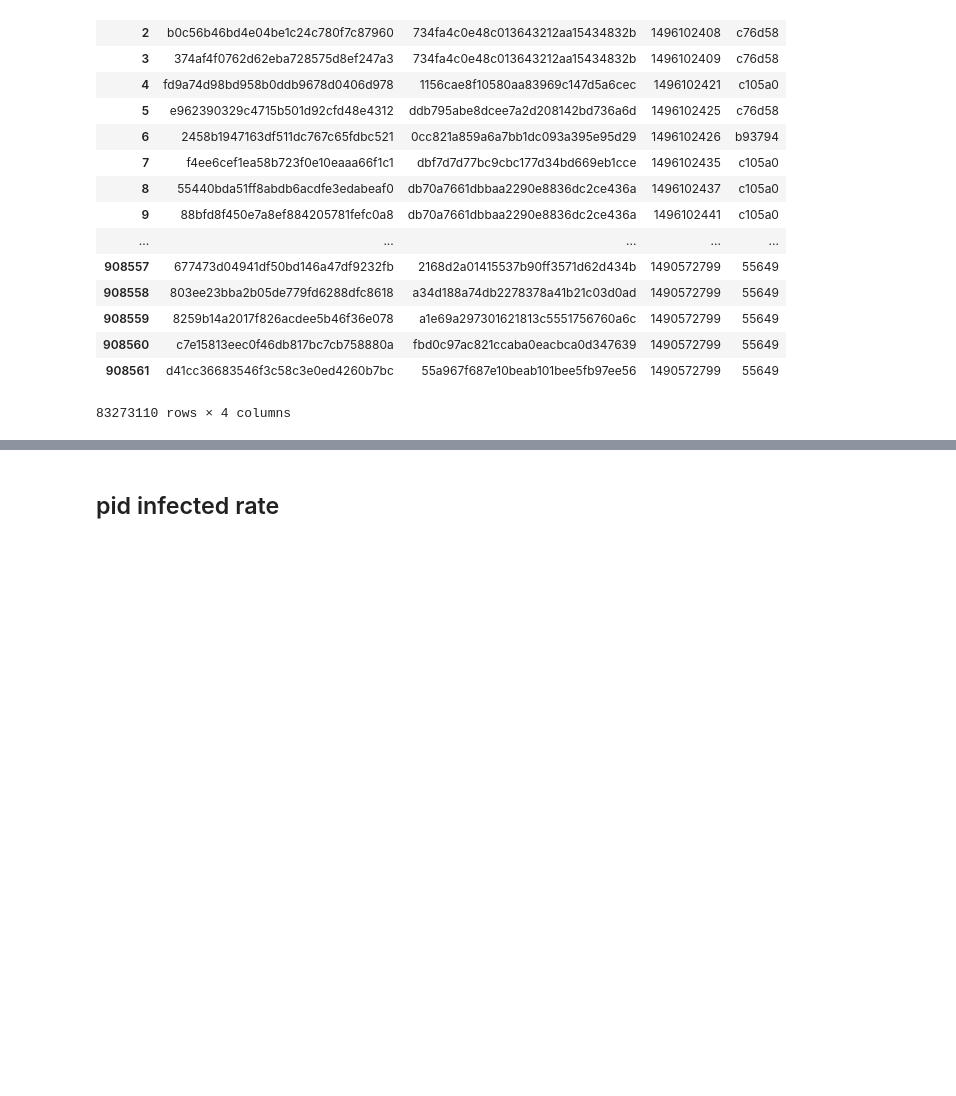
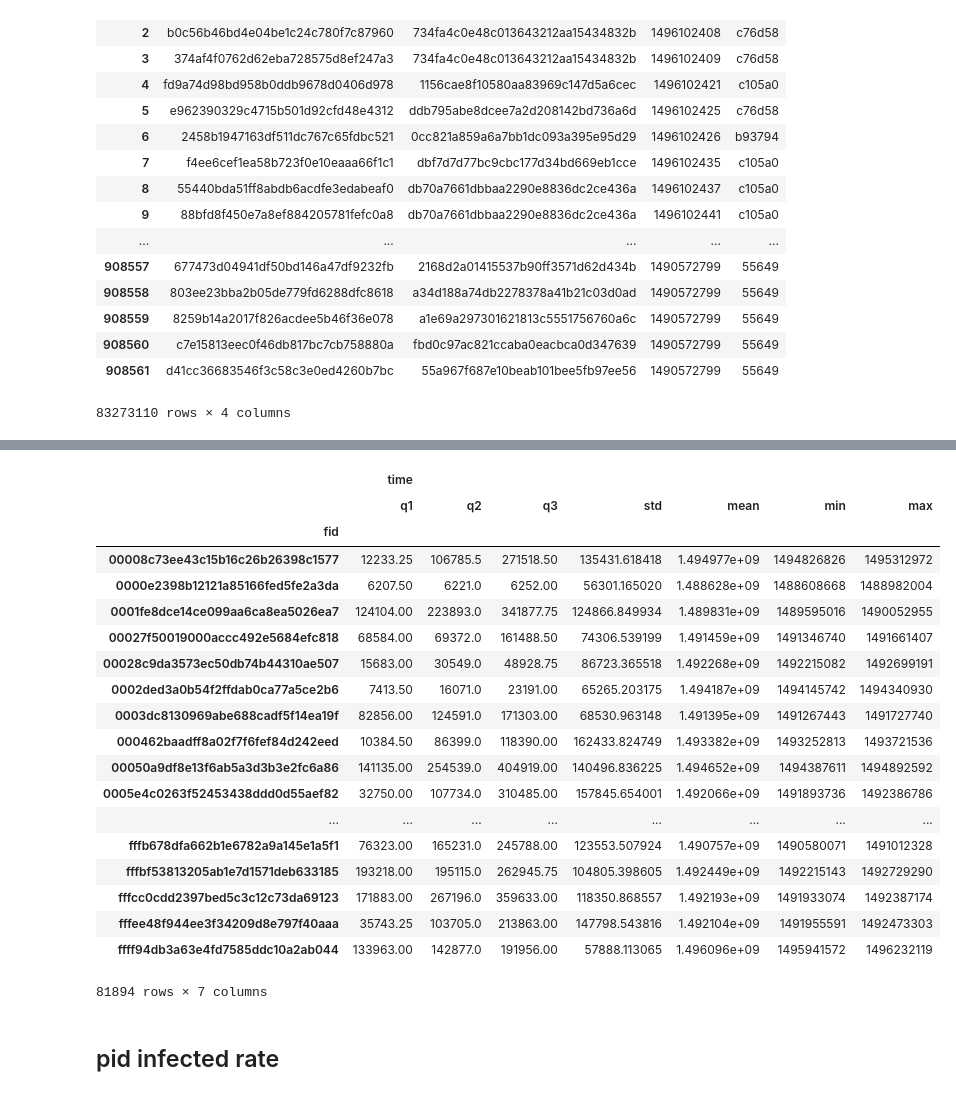
Before and after one commit to tychen5/Trend_TBrainAI, a Jupyter notebook: leo/Read_all_queryLog.ipynb, the cells around one changed output, grey strips where cells are left out. Saved outputs shown, nothing was run; the diff lists cells and outputs as text; code cells hidden in the pictures; blank space fills up the shorter version.

```diff
--- a/leo/Read_all_queryLog.ipynb
+++ b/leo/Read_all_queryLog.ipynb
@@ -78,0 +103,5 @@ frame
+# %%
+df = df2.reset_index(drop=True)
+df['time'] = df['time'].astype(int)
+# df['sub'] = np.nan
+df
@@ -78,0 +192,34 @@ frame
+# %%
+def q1(x):
+    return x.quantile(0.25) - x.min()
+
+def q3(x):
+    return x.quantile(0.75) - x.min()
+
+def q2(x):
+    return x.quantile(0.5) - x.min()
+
+f = {'time': [q1,q2,q3, 'std','mean','min','max']}
+df1 = df.groupby('fid').agg(f)
+df1
+# %% [output]
+|  | time |  |  |  |  |  |  |
+|  | q1 | q2 | q3 | std | mean | min | max |
+| fid |  |  |  |  |  |  |  |
+| 00008c73ee43c15b16c26b26398c1577 | 12233.25 | 106785.5 | 271518.50 | 135431.618418 | 1.494977e+09 | 1494826826 | 1495312972 |
+| 0000e2398b12121a85166fed5fe2a3da | 6207.50 | 6221.0 | 6252.00 | 56301.165020 | 1.488628e+09 | 1488608668 | 1488982004 |
+| 0001fe8dce14ce099aa6ca8ea5026ea7 | 124104.00 | 223893.0 | 341877.75 | 124866.849934 | 1.489831e+09 | 1489595016 | 1490052955 |
+| 00027f50019000accc492e5684efc818 | 68584.00 | 69372.0 | 161488.50 | 74306.539199 | 1.491459e+09 | 1491346740 | 1491661407 |
+| 00028c9da3573ec50db74b44310ae507 | 15683.00 | 30549.0 | 48928.75 | 86723.365518 | 1.492268e+09 | 1492215082 | 1492699191 |
+| 0002ded3a0b54f2ffdab0ca77a5ce2b6 | 7413.50 | 16071.0 | 23191.00 | 65265.203175 | 1.494187e+09 | 1494145742 | 1494340930 |
+| 0003dc8130969abe688cadf5f14ea19f | 82856.00 | 124591.0 | 171303.00 | 68530.963148 | 1.491395e+09 | 1491267443 | 1491727740 |
+| 000462baadff8a02f7f6fef84d242eed | 10384.50 | 86399.0 | 118390.00 | 162433.824749 | 1.493382e+09 | 1493252813 | 1493721536 |
+| 00050a9df8e13f6ab5a3d3b3e2fc6a86 | 141135.00 | 254539.0 | 404919.00 | 140496.836225 | 1.494652e+09 | 1494387611 | 1494892592 |
+| 0005e4c0263f52453438ddd0d55aef82 | 32750.00 | 107734.0 | 310485.00 | 157845.654001 | 1.492066e+09 | 1491893736 | 1492386786 |
+| ... | ... | ... | ... | ... | ... | ... | ... |
+| fffb678dfa662b1e6782a9a145e1a5f1 | 76323.00 | 165231.0 | 245788.00 | 123553.507924 | 1.490757e+09 | 1490580071 | 1491012328 |
+| fffbf53813205ab1e7d1571deb633185 | 193218.00 | 195115.0 | 262945.75 | 104805.398605 | 1.492449e+09 | 1492215143 | 1492729290 |
+| fffcc0cdd2397bed5c3c12c73da69123 | 171883.00 | 267196.0 | 359633.00 | 118350.868557 | 1.492193e+09 | 1491933074 | 1492387174 |
+| fffee48f944ee3f34209d8e797f40aaa | 35743.25 | 103705.0 | 213863.00 | 147798.543816 | 1.492104e+09 | 1491955591 | 1492473303 |
+| ffff94db3a63e4fd7585ddc10a2ab044 | 133963.00 | 142877.0 | 191956.00 | 57888.113065 | 1.496096e+09 | 1495941572 | 1496232119 |
+81894 rows × 7 columns
```
Also changed, not shown: parts of 9 cells of this notebook, 4 other files.
